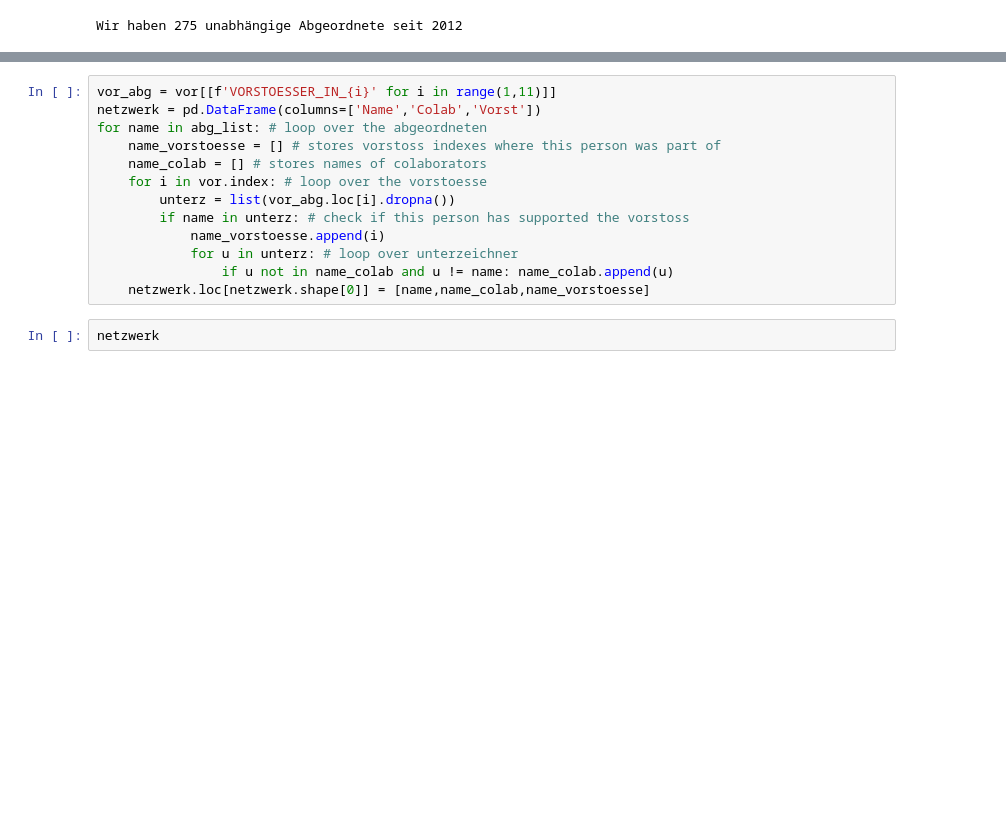
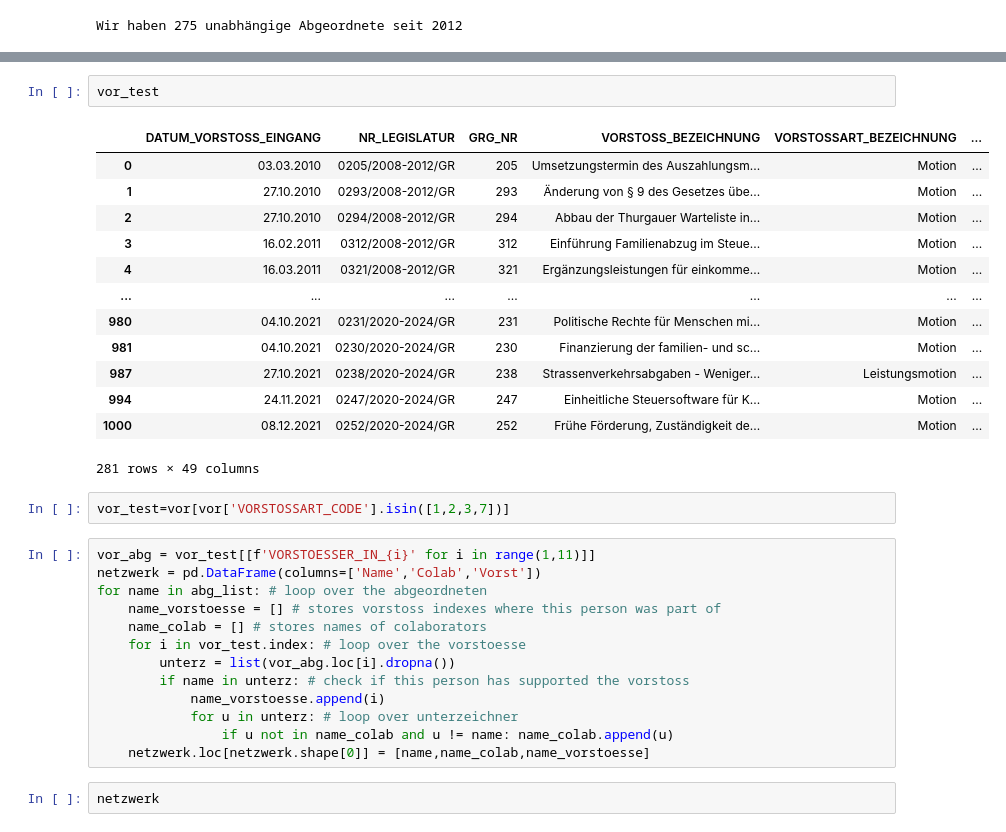
Before and after one commit to JurekMueller/vorstoesse_grosser_rat_thurgau, a Jupyter notebook: python/first_look_at_data.ipynb, the cells around one changed output, grey strips where cells are left out. Cells and saved outputs as stored; diff of their text form; blank space fills up the shorter version.

```diff
--- a/python/first_look_at_data.ipynb
+++ b/python/first_look_at_data.ipynb
@@ -27,10 +43,28 @@ Wir haben 275 unabhängige Abgeordnete seit 2012
+# %%
+vor_test
+# %% [output]
+|  | DATUM_VORSTOSS_EINGANG | NR_LEGISLATUR | GRG_NR | VORSTOSS_BEZEICHNUNG | VORSTOSSART_BEZEICHNUNG | ... |
+| 0 | 03.03.2010 | 0205/2008-2012/GR | 205 | Umsetzungstermin des Auszahlungsm... | Motion | ... |
+| 1 | 27.10.2010 | 0293/2008-2012/GR | 293 | Änderung von § 9 des Gesetzes übe... | Motion | ... |
+| 2 | 27.10.2010 | 0294/2008-2012/GR | 294 | Abbau der Thurgauer Warteliste in... | Motion | ... |
+| 3 | 16.02.2011 | 0312/2008-2012/GR | 312 | Einführung Familienabzug im Steue... | Motion | ... |
+| 4 | 16.03.2011 | 0321/2008-2012/GR | 321 | Ergänzungsleistungen für einkomme... | Motion | ... |
+| ... | ... | ... | ... | ... | ... | ... |
+| 980 | 04.10.2021 | 0231/2020-2024/GR | 231 | Politische Rechte für Menschen mi... | Motion | ... |
+| 981 | 04.10.2021 | 0230/2020-2024/GR | 230 | Finanzierung der familien- und sc... | Motion | ... |
+| 987 | 27.10.2021 | 0238/2020-2024/GR | 238 | Strassenverkehrsabgaben - Weniger... | Leistungsmotion | ... |
+| 994 | 24.11.2021 | 0247/2020-2024/GR | 247 | Einheitliche Steuersoftware für K... | Motion | ... |
+| 1000 | 08.12.2021 | 0252/2020-2024/GR | 252 | Frühe Förderung, Zuständigkeit de... | Motion | ... |
+281 rows × 49 columns
+# %%
+vor_test=vor[vor['VORSTOSSART_CODE'].isin([1,2,3,7])]
 # %%
-vor_abg = vor[[f'VORSTOESSER_IN_{i}' for i in range(1,11)]]
+vor_abg = vor_test[[f'VORSTOESSER_IN_{i}' for i in range(1,11)]]
 netzwerk = pd.DataFrame(columns=['Name','Colab','Vorst'])
 for name in abg_list: # loop over the abgeordneten
     name_vorstoesse = [] # stores vorstoss indexes where this person was part of
     name_colab = [] # stores names of colaborators
-    for i in vor.index: # loop over the vorstoesse
+    for i in vor_test.index: # loop over the vorstoesse
         unterz = list(vor_abg.loc[i].dropna())
         if name in unterz: # check if this person has supported the vorstoss
             name_vorstoesse.append(i)
```
Also changed, not shown: parts of 4 cells of this notebook.
